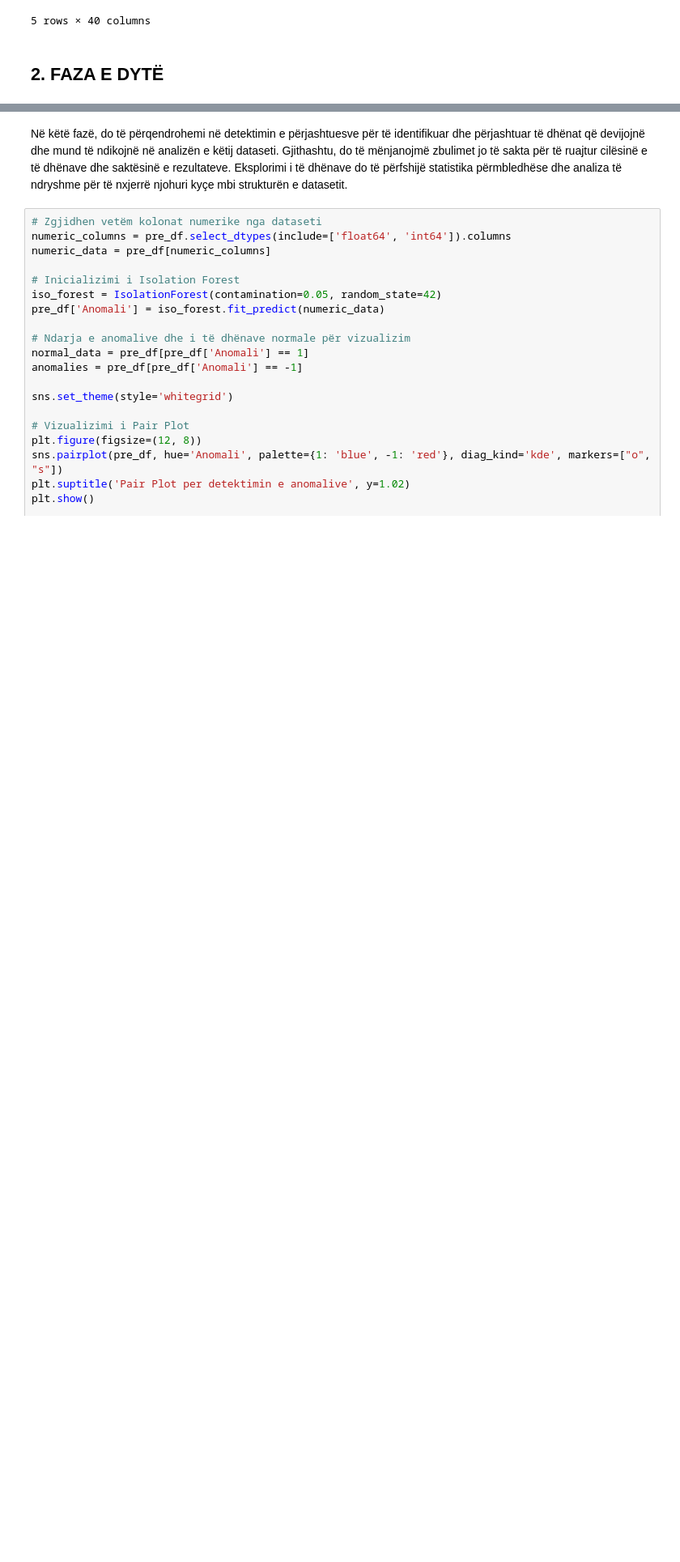
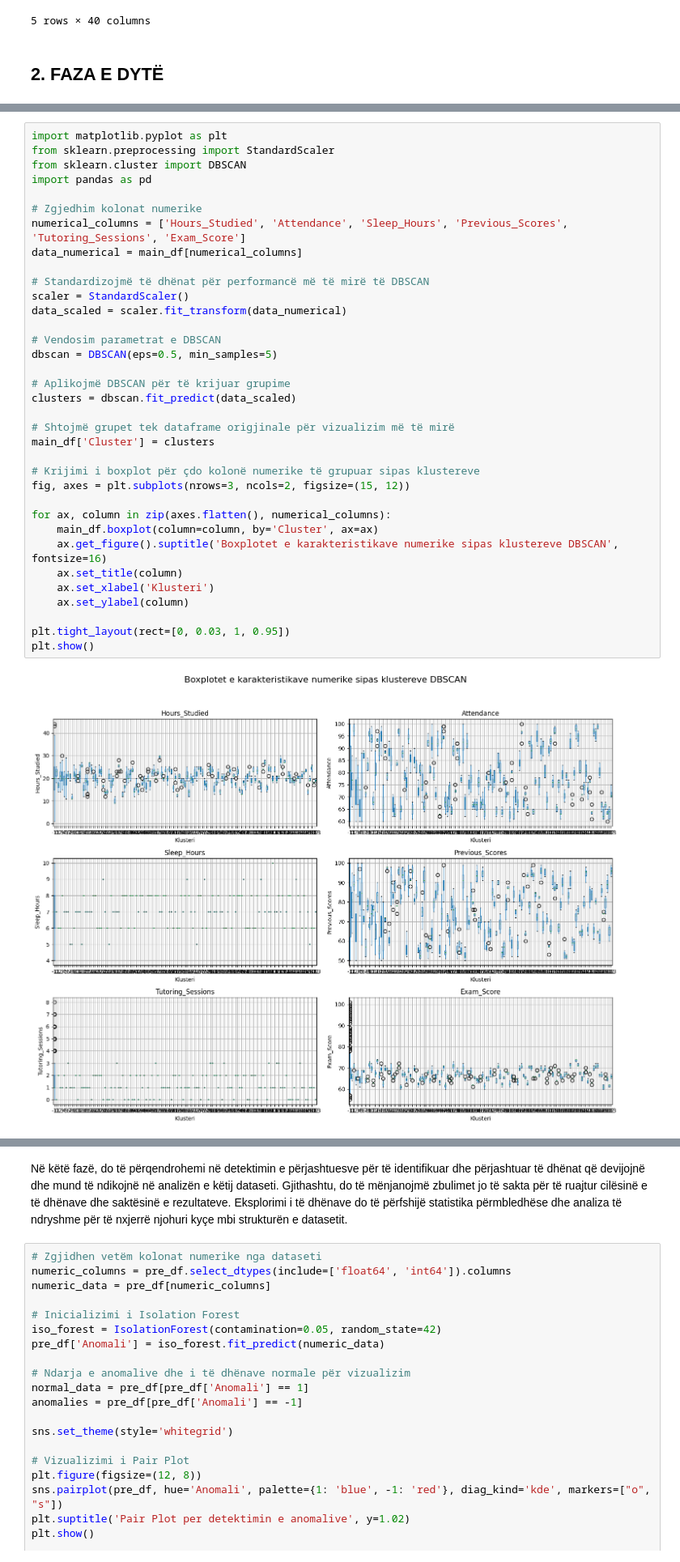
Before and after one commit to enis-halilaj/pvdh-projekti-msc, a Jupyter notebook: data-preprocessing/main.ipynb, the cells around one changed output, grey strips where cells are left out. Shown at 81% size. Cells and saved outputs as stored; diff of their text form; blank space fills up the shorter version.

Commit message:
Implemented DBSCAN and KMeans for outlier detection, enhanced visualizations.

```diff
--- a/data-preprocessing/main.ipynb
+++ b/data-preprocessing/main.ipynb
@@ -961,0 +922,37 @@ Dataframe pas transformimit:
+# %%
+import matplotlib.pyplot as plt
+from sklearn.preprocessing import StandardScaler
+from sklearn.cluster import DBSCAN
+import pandas as pd
+
+# Zgjedhim kolonat numerike
+numerical_columns = ['Hours_Studied', 'Attendance', 'Sleep_Hours', 'Previous_Scores', 'Tutoring_Sessions', 'Exam_Score']
+data_numerical = main_df[numerical_columns]
+
+# Standardizojmë të dhënat për performancë më të mirë të DBSCAN
+scaler = StandardScaler()
+data_scaled = scaler.fit_transform(data_numerical)
+
+# Vendosim parametrat e DBSCAN
+dbscan = DBSCAN(eps=0.5, min_samples=5)
+
+# Aplikojmë DBSCAN për të krijuar grupime
+clusters = dbscan.fit_predict(data_scaled)
+
+# Shtojmë grupet tek dataframe origjinale për vizualizim më të mirë
+main_df['Cluster'] = clusters
+
+# Krijimi i boxplot për çdo kolonë numerike të grupuar sipas klustereve
+fig, axes = plt.subplots(nrows=3, ncols=2, figsize=(15, 12))
+
+for ax, column in zip(axes.flatten(), numerical_columns):
+    main_df.boxplot(column=column, by='Cluster', ax=ax)
+    ax.get_figure().suptitle('Boxplotet e karakteristikave numerike sipas klustereve DBSCAN', fontsize=16)
+    ax.set_title(column)
+    ax.set_xlabel('Klusteri')
+    ax.set_ylabel(column)
+
+plt.tight_layout(rect=[0, 0.03, 1, 0.95])
+plt.show()
+# %% [output]
+[figure, added]
```
Also changed, not shown: parts of 26 cells of this notebook.
